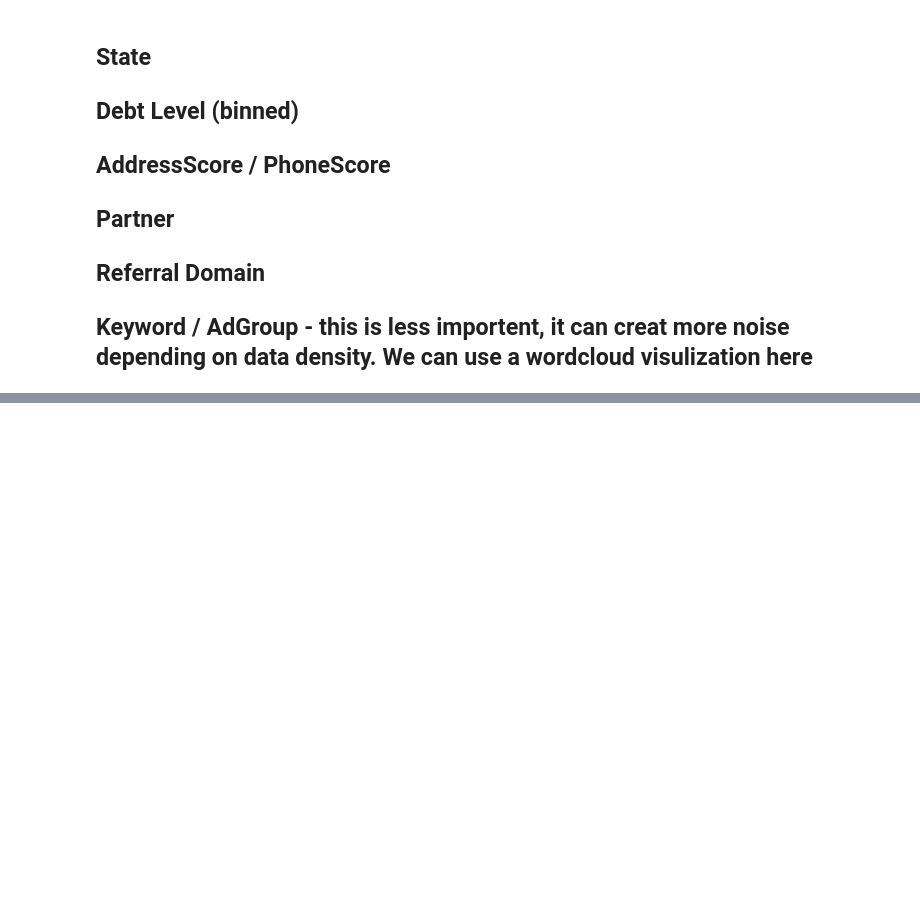
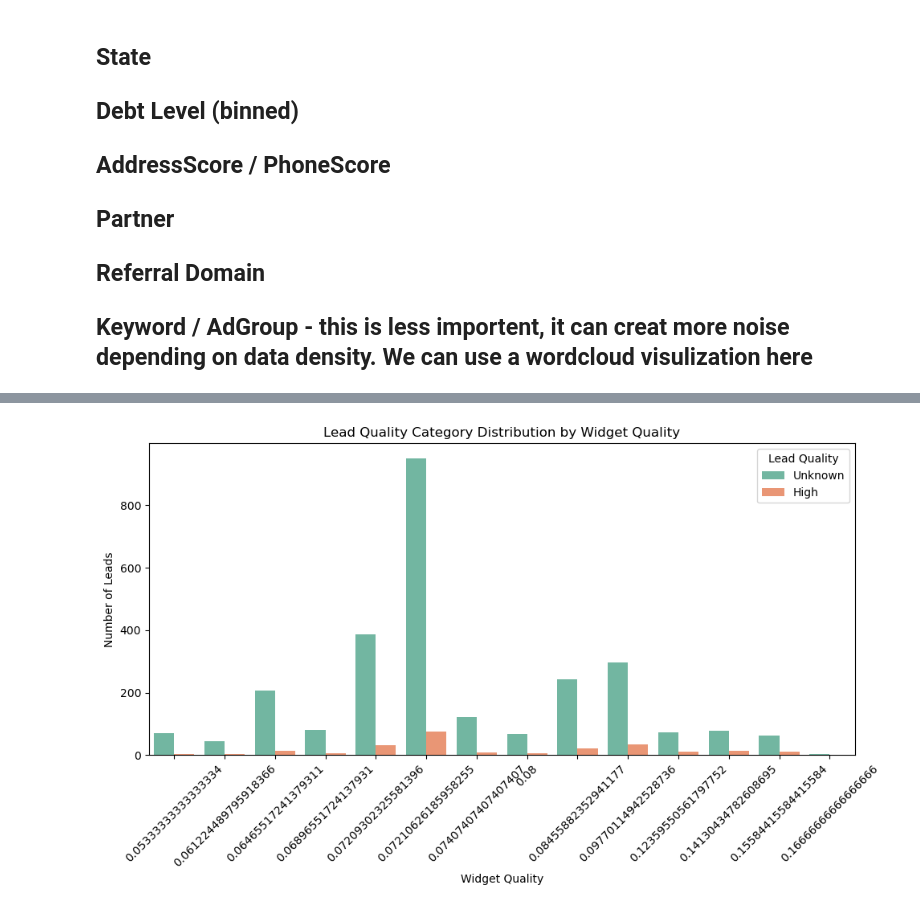
Before and after one commit to mukut45/Aarki-Case-Study-data-analysis-project, a Jupyter notebook: Aarki case study data analysis.ipynb, the cells around one changed output, grey strips where cells are left out. Cells and saved outputs as stored; diff of their text form; code cells hidden in the pictures; blank space fills up the shorter version.

```diff
--- a/Aarki case study data analysis.ipynb
+++ b/Aarki case study data analysis.ipynb
@@ -311,0 +504,14 @@ plt.show()
+# %%
+# Define the mapping with correct capitalization
+lead_quality_mapping = {
+    'High': 1.0,
+    'Medium': 0.75,
+    'Low': 0.25,
+    'Unknown': 0.0  # or 0.0 if you want to assign a value to 'Unknown'
+}
+
+# Apply the mapping
+df['lead_quality_numeric'] = df['lead_quality'].map(lead_quality_mapping)
+
+# Check if the 'lead_quality_numeric' column is populated correctly
+print(df[['lead_quality', 'lead_quality_numeric']].head())
@@ -311,0 +553,26 @@ plt.show()
+# %%
+# Reverse mapping from numeric to original labels
+numeric_to_quality = {
+    1.0: 'High',
+    0.66: 'Medium',
+    0.33: 'Low',
+    0.0: 'Unknown'
+}
+
+# Round to two decimal places (to match keys exactly)
+df['lead_quality_label'] = df['lead_quality_numeric'].round(2).map(numeric_to_quality)
+# %%
+# Count plot of lead quality labels by widget_quality
+import seaborn as sns
+plt.figure(figsize=(10, 6))
+sns.countplot(data=df, x='widget_quality', hue='lead_quality_label', palette='Set2')
+
+plt.title('Lead Quality Category Distribution by Widget Quality')
+plt.xlabel('Widget Quality')
+plt.ylabel('Number of Leads')
+plt.legend(title='Lead Quality')
+plt.xticks(rotation=45)
+plt.tight_layout()
+plt.show()
+# %% [output]
+[figure, added]
```
Also changed, not shown: parts of 23 cells of this notebook.
